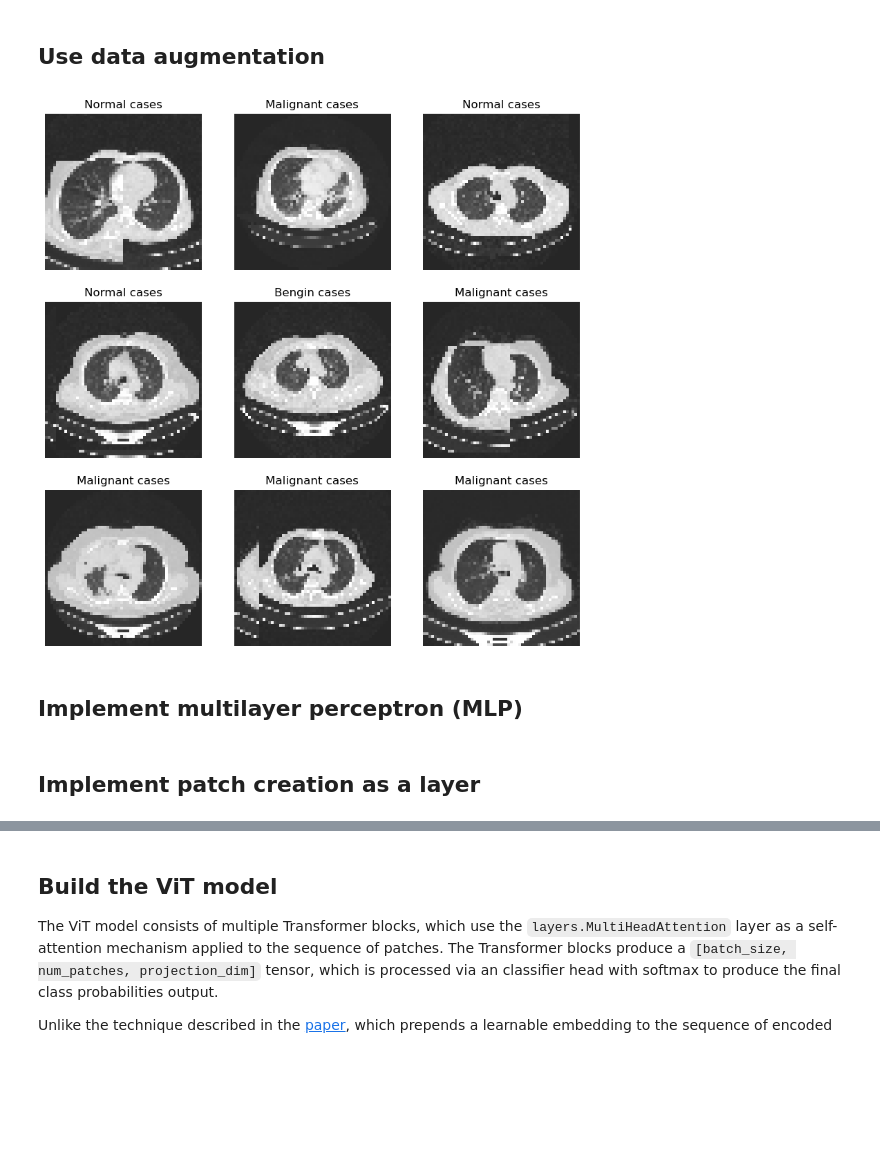
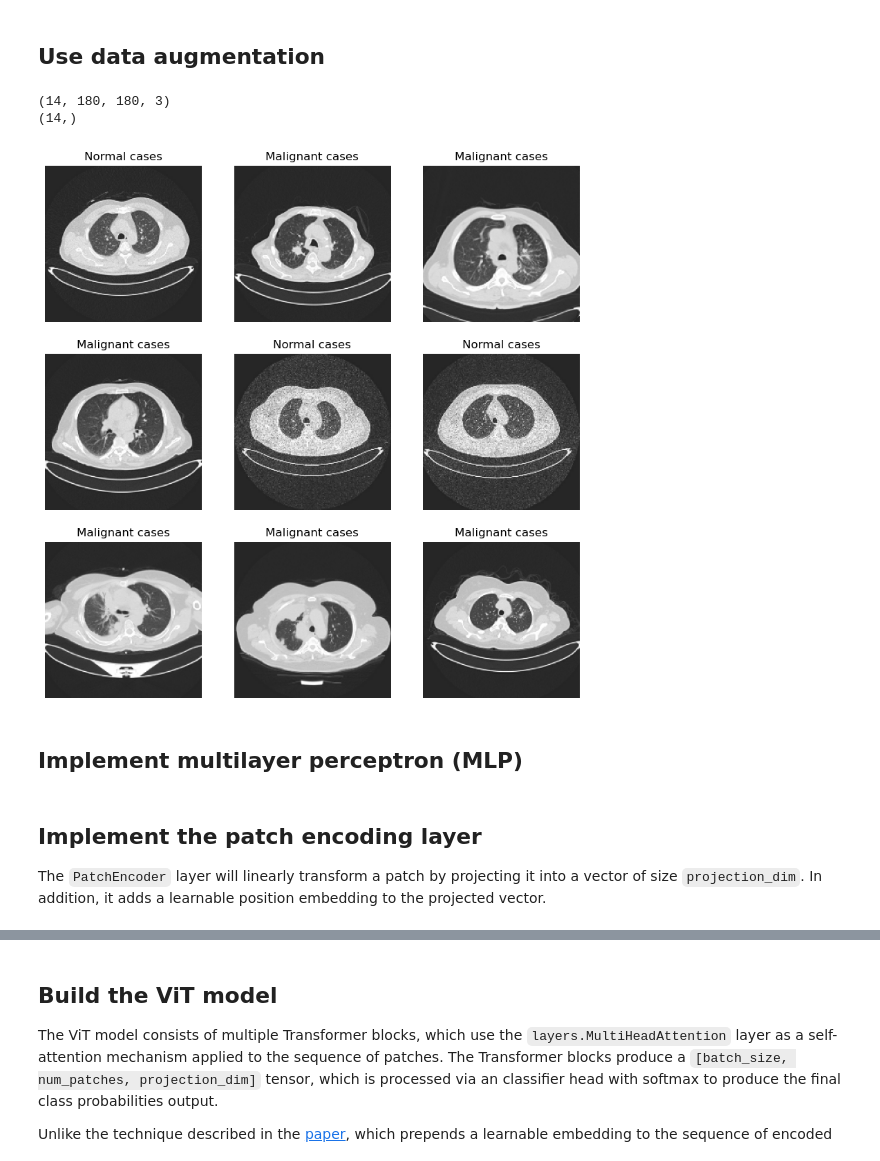
Before and after one commit to 7Zenox/lungcancerclassfn, a Jupyter notebook: keras vision transformer.ipynb, the cells around one changed output, grey strips where cells are left out. Saved outputs shown, nothing was run; the diff lists cells and outputs as text; code cells hidden in the pictures; blank space fills up the shorter version.

```diff
--- a/keras vision transformer.ipynb
+++ b/keras vision transformer.ipynb
@@ -280,24 +166,24 @@ def cutmix(train_ds_one, train_ds_two):
+# %%
+for image_batch, labels_batch in train_ds:
+  print(image_batch.shape)
+  print(labels_batch.shape)
+  break
+# %% [output]
+(14, 180, 180, 3)
+(14,)
 # %%
-AUTO = tf.data.AUTOTUNE
-train_ds_cmu = (
-    train_ds.shuffle(1024)
-    .map(cutmix, num_parallel_calls=AUTO)
-    .batch(BATCH_SIZE)
-    .prefetch(AUTO)
-)
+#visualise the data
+image_batch, label_batch = next(iter(train_ds))
 
-class_names = os.listdir(root)
-
-# Let's preview 9 samples from the dataset
-image_batch, label_batch = next(iter(train_ds_cmu))
 plt.figure(figsize=(10, 10))
 for i in range(9):
-    ax = plt.subplot(3, 3, i + 1)
-    plt.title(class_names[np.argmax(label_batch[i])])
-    plt.imshow(image_batch[i])
-    plt.axis("off")
+  ax = plt.subplot(3, 3, i + 1)
+  plt.imshow(image_batch[i].numpy().astype("uint8"))
+  label = label_batch[i]
+  plt.title(train_ds.class_names[label])
+  plt.axis("off")
 # %% [output]
-[figure, old version]
+[figure, new version]
 # %% [markdown]
 ## Implement multilayer perceptron (MLP)
 # %%
@@ -307,8 +193,12 @@ def mlp(x, hidden_units, dropout_rate):
         x = layers.Dense(units, activation=tf.nn.gelu)(x)
         x = layers.Dropout(dropout_rate)(x)
     return x
-# %% [markdown]
-## Implement patch creation as a layer
+# %% [markdown]
+## Implement the patch encoding layer
+
+The `PatchEncoder` layer will linearly transform a patch by projecting it into a
+vector of size `projection_dim`. In addition, it adds a learnable position
+embedding to the projected vector.
 # %%
 
 class Patches(layers.Layer):
```
Also changed, not shown: parts of 17 cells of this notebook, 4 other files.
